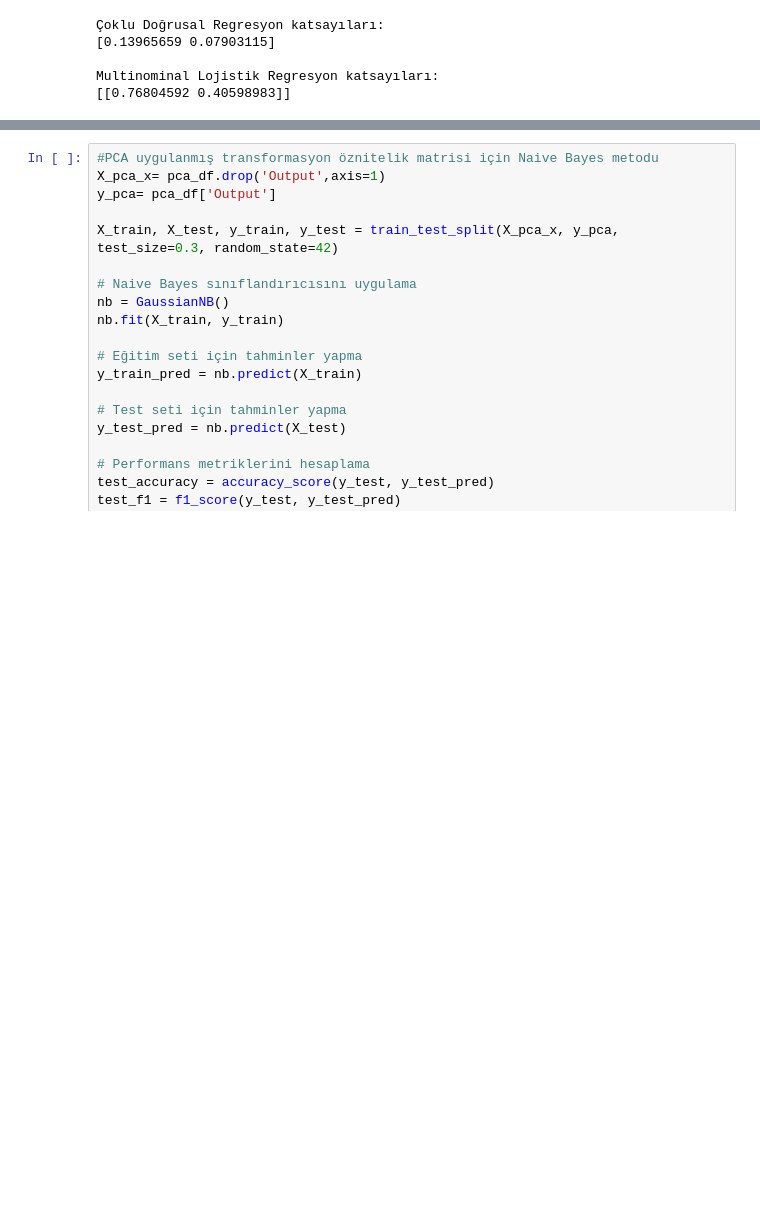
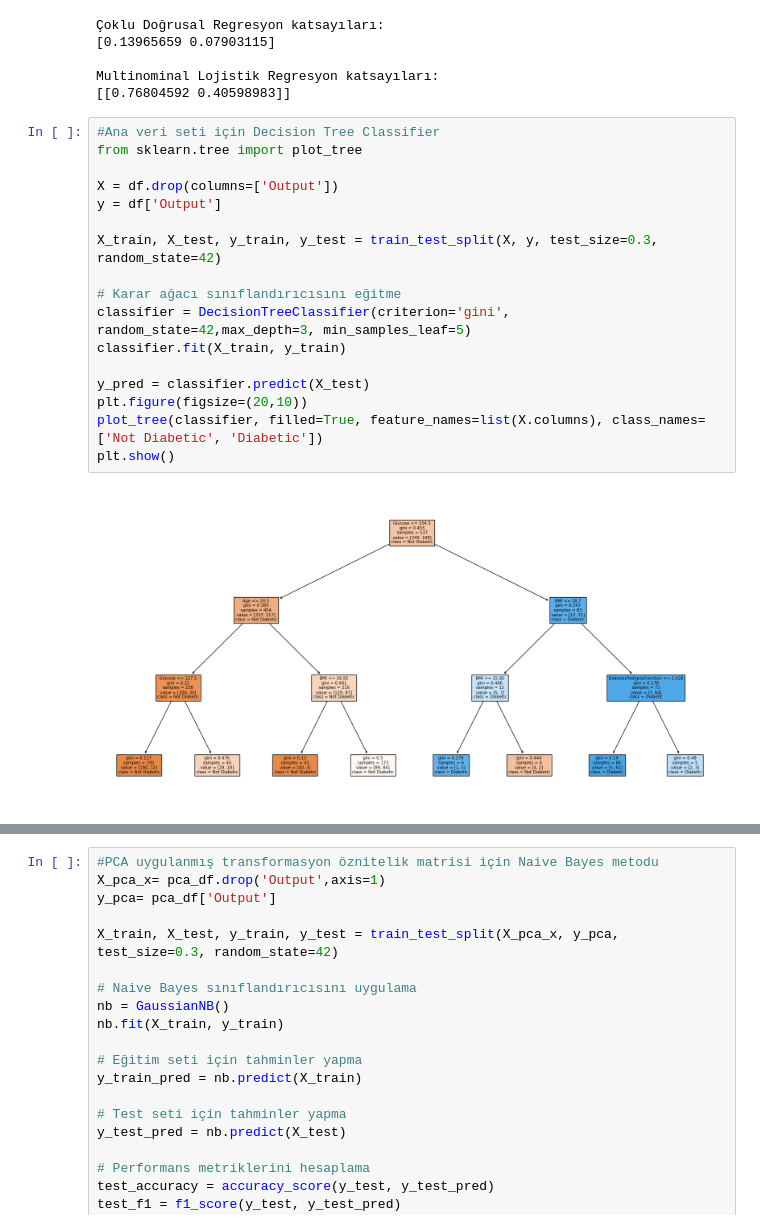
Before and after one commit to temetNoscee/machine-learning, a Jupyter notebook: test.ipynb, the cells around one changed output, grey strips where cells are left out. Drawn from its saved outputs; the diff is of its cells as text; blank space fills up the shorter version.

Commit message:
add decision tree

```diff
--- a/test.ipynb
+++ b/test.ipynb
@@ -245,3 +246,22 @@ logistic_reg_predictions = logistic_reg_model.predict(X_test)
 
 Multinominal Lojistik Regresyon katsayıları:
 [[0.76804592 0.40598983]]
+# %%
+#Ana veri seti için Decision Tree Classifier
+from sklearn.tree import plot_tree
+
+X = df.drop(columns=['Output'])
+y = df['Output']
+
+X_train, X_test, y_train, y_test = train_test_split(X, y, test_size=0.3, random_state=42)
+
+# Karar ağacı sınıflandırıcısını eğitme
+classifier = DecisionTreeClassifier(criterion='gini', random_state=42,max_depth=3, min_samples_leaf=5)
+classifier.fit(X_train, y_train)
+
+y_pred = classifier.predict(X_test)
+plt.figure(figsize=(20,10))
+plot_tree(classifier, filled=True, feature_names=list(X.columns), class_names=['Not Diabetic', 'Diabetic'])
+plt.show()
+# %% [output]
+[figure, added]
```
Also changed, not shown: parts of 4 cells of this notebook.
